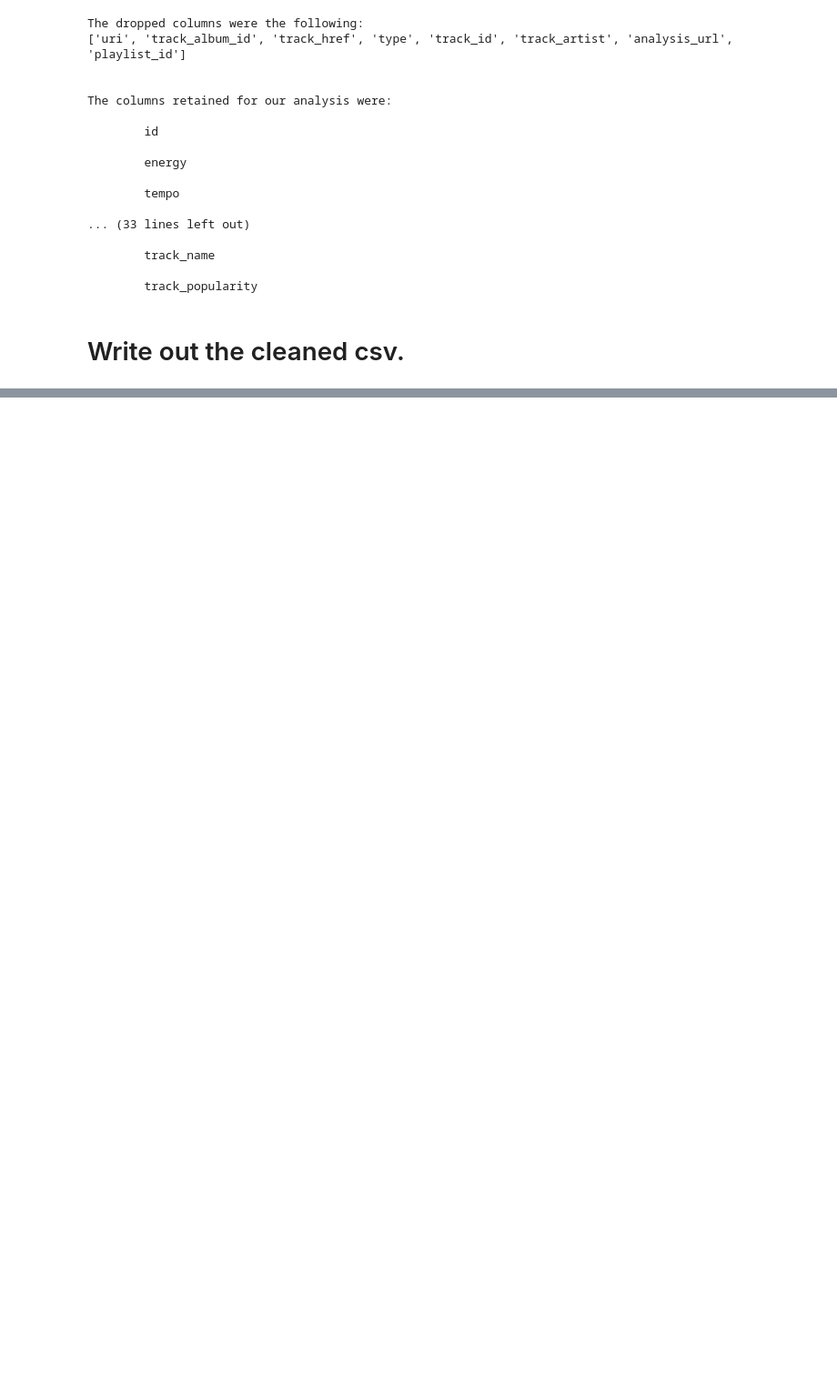
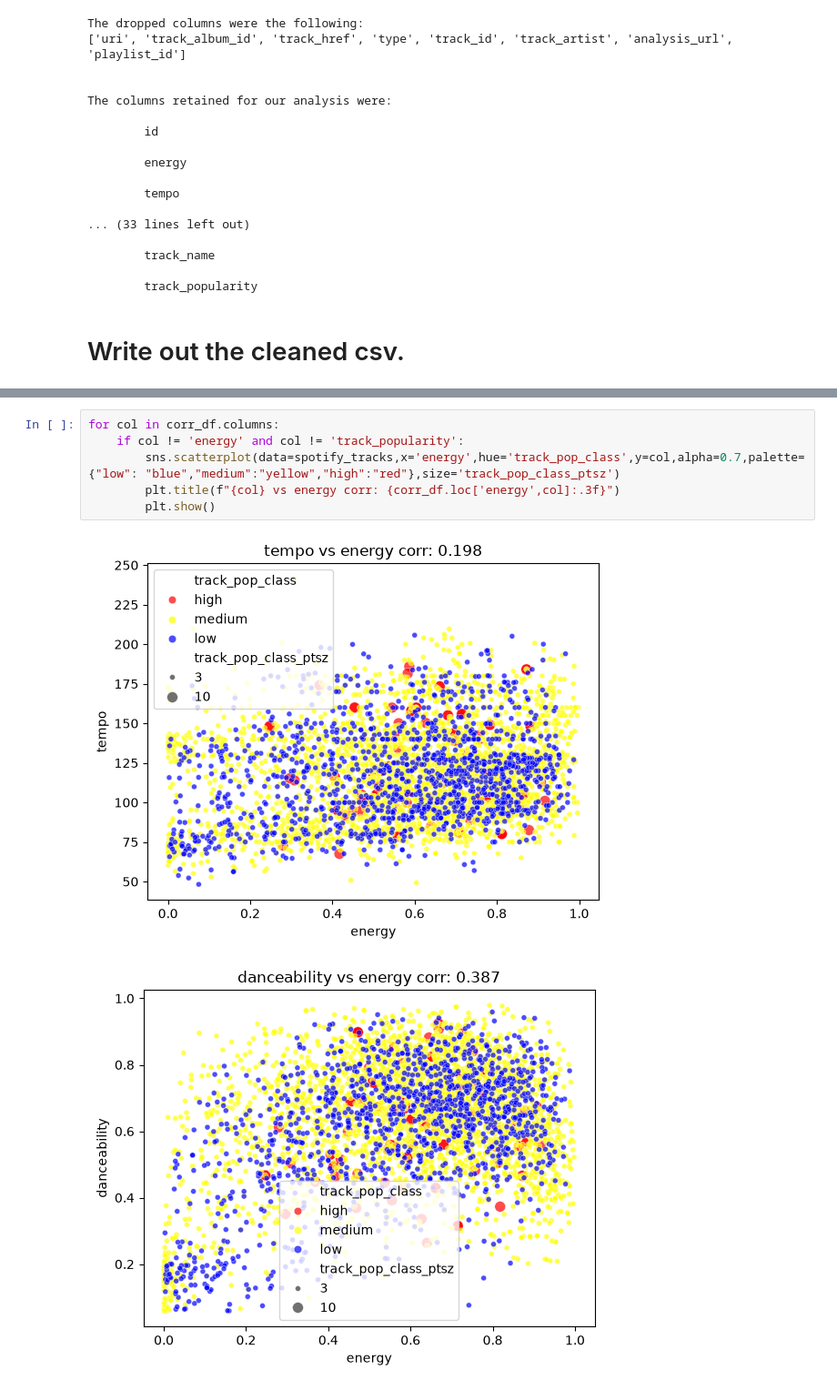
Before and after one commit to tylergarf/CU_STAT5000_Final_Proj, a Jupyter notebook: data_cleaning.ipynb, the cells around one changed output, grey strips where cells are left out. Shown at 91% size. Saved outputs shown, nothing was run; the diff lists cells and outputs as text; blank space fills up the shorter version.

```diff
--- a/data_cleaning.ipynb
+++ b/data_cleaning.ipynb
@@ -154,0 +211,9 @@ plt.show()
+# %%
+for col in corr_df.columns:
+    if col != 'energy' and col != 'track_popularity':
+        sns.scatterplot(data=spotify_tracks,x='energy',hue='track_pop_class',y=col,alpha=0.7,palette={"low": "blue","medium":"yellow","high":"red"},size='track_pop_class_ptsz')
+        plt.title(f"{col} vs energy corr: {corr_df.loc['energy',col]:.3f}")
+        plt.show()
+# %% [output]
+[figure, added]
+[figure, added]
```
Also changed, not shown: parts of 9 cells of this notebook, 1 other file.
